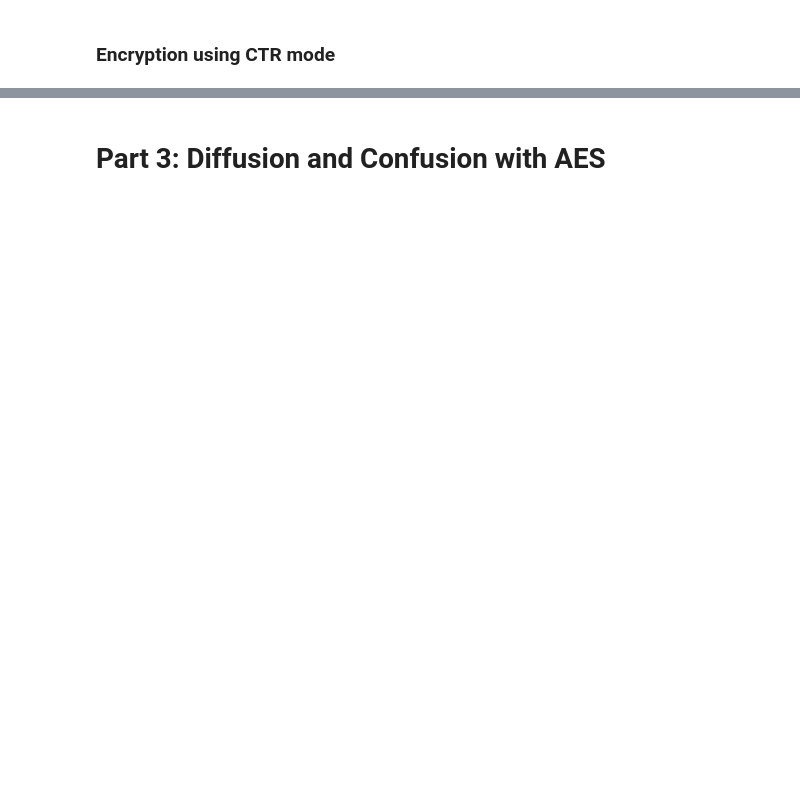
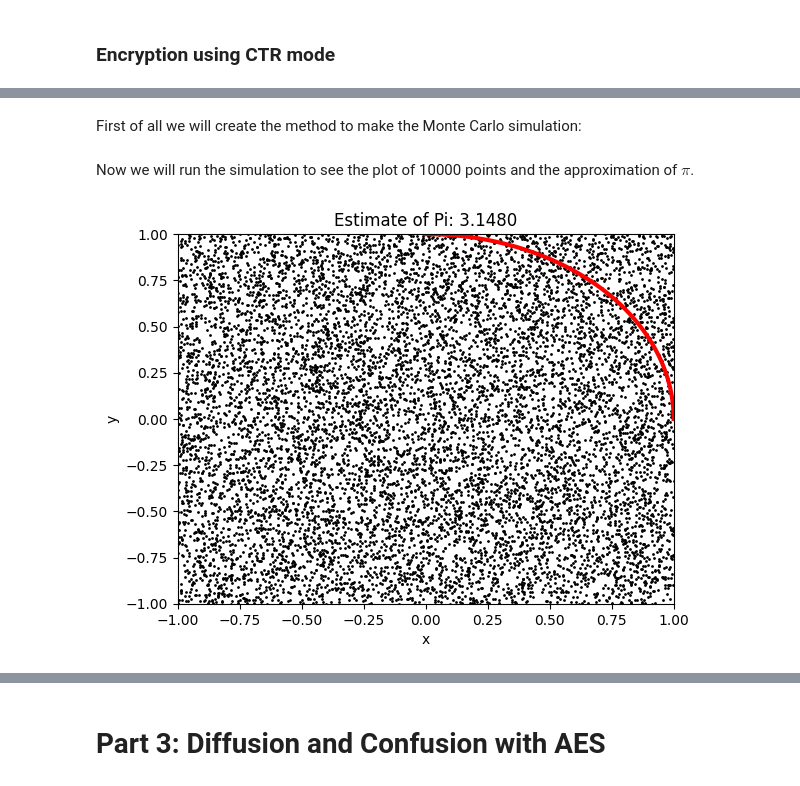
Before and after one commit to Luisbp27/unibo, a Jupyter notebook: EADS/Block Ciphers/EncryptionEagles.ipynb, the cells around one changed output, grey strips where cells are left out. Saved outputs shown, nothing was run; the diff lists cells and outputs as text; code cells hidden in the pictures; blank space fills up the shorter version.

```diff
--- a/EADS/Block Ciphers/EncryptionEagles.ipynb
+++ b/EADS/Block Ciphers/EncryptionEagles.ipynb
@@ -75,0 +101,42 @@ TypeError: Object type <class 'numpy.ndarray'> cannot be passed to C code
+# %% [markdown]
+First of all we will create the method to make the Monte Carlo simulation:
+# %%
+def monte_carlo_pi(n):
+    """ Estimate the value of Pi using the Monte Carlo method with n points
+
+    Args:
+        n: number of points to use in the estimation
+
+    Returns:
+        pi: the estimated value of Pi as a float
+    """
+
+    x = np.random.uniform(-1, 1, n)
+    y = np.random.uniform(-1, 1, n)
+    return 4 * np.sum(x**2 + y**2 <= 1) / n
+# %% [markdown]
+Now we will run the simulation to see the plot of 10000 points and the approximation of $\pi$.
+# %%
+# Generate random points and plot them
+num_samples = 10000
+x = np.random.uniform(-1, 1, num_samples)
+y = np.random.uniform(-1, 1, num_samples)
+plt.plot(x, y, 'k.', markersize=2)
+
+# Plot the quarter circle of radius 1
+t = np.linspace(0, np.pi/2, 100)
+xc = np.cos(t)
+yc = np.sin(t)
+plt.plot(xc, yc, 'r-', linewidth=3)
+
+# Set the axis limits and labels
+plt.xlim(-1, 1)
+plt.ylim(-1, 1)
+plt.xlabel('x')
+plt.ylabel('y')
+
+# Show the plot and the estimated value of pi
+plt.title('Estimate of Pi: {:.4f}'.format(monte_carlo_pi(num_samples)))
+plt.show()
+# %% [output]
+[figure, added]
```
Also changed, not shown: parts of 17 cells of this notebook, 1 other file.
